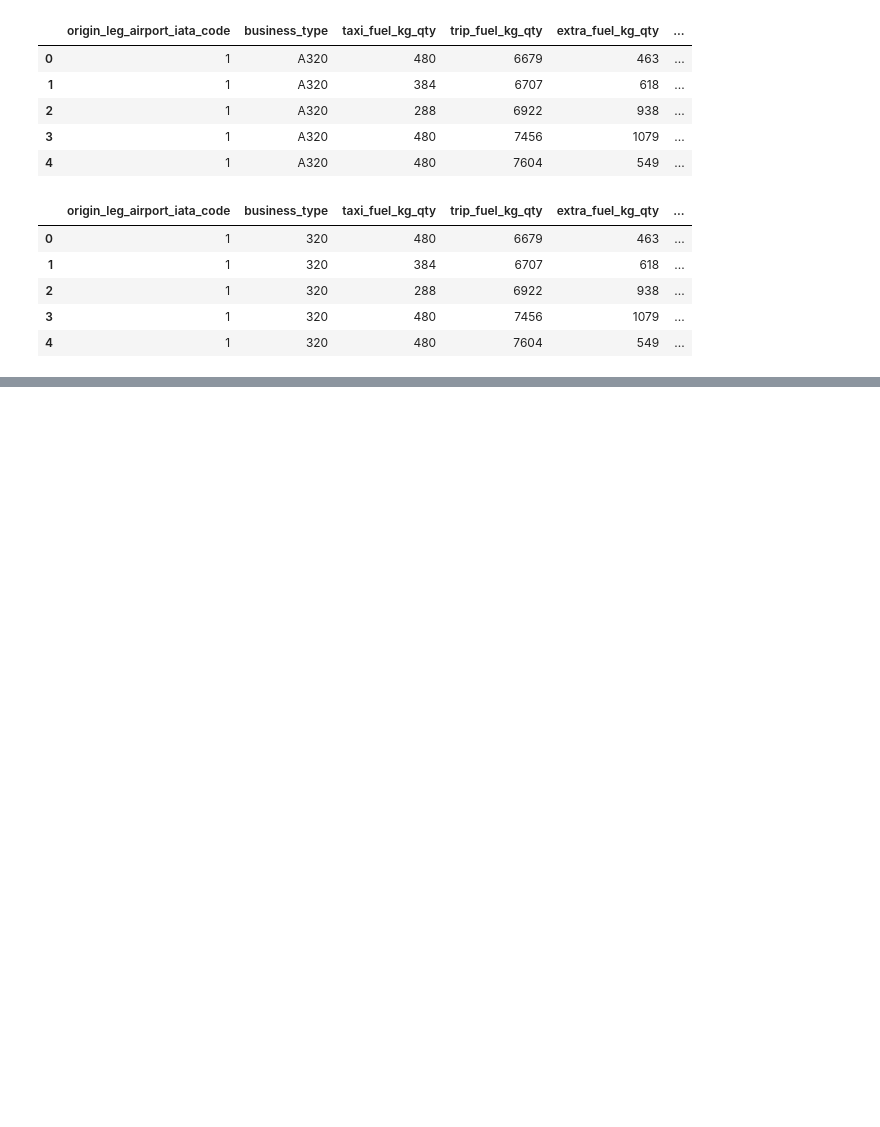
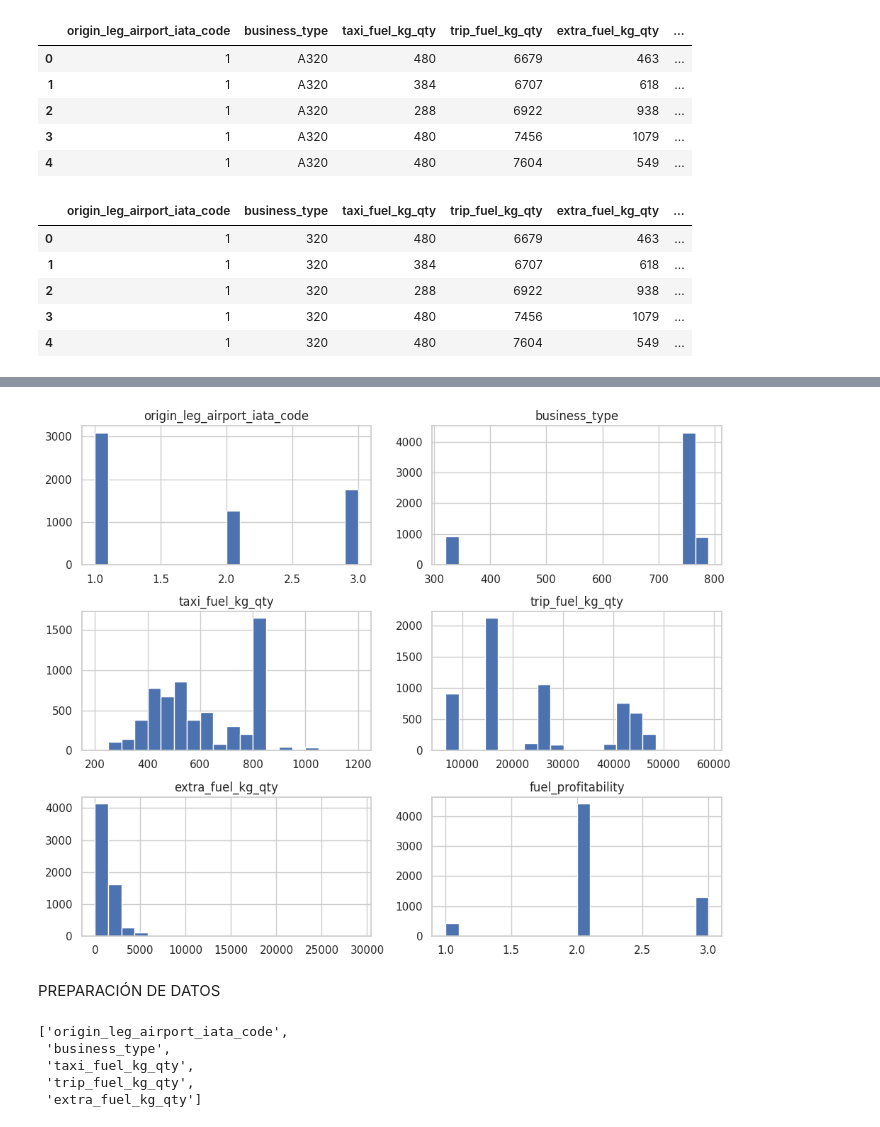
Before and after one commit to Felipepa9/MADSI, a Jupyter notebook: Seccion_2_Keras.ipynb, the cells around one changed output, grey strips where cells are left out. Cells and saved outputs as stored; diff of their text form; code cells hidden in the pictures; blank space fills up the shorter version.

```diff
--- a/Seccion_2_Keras.ipynb
+++ b/Seccion_2_Keras.ipynb
@@ -78,6 +79,8 @@ data.loc[data['origin_leg_airport_iata_code'] == 'BOG', 'origin_leg_airport_iata
 data.loc[data['origin_leg_airport_iata_code'] == 'LIM', 'origin_leg_airport_iata_code'] = 2
 data.loc[data['origin_leg_airport_iata_code'] == 'SCL', 'origin_leg_airport_iata_code'] = 3
 
+data['origin_leg_airport_iata_code'] = pd.to_numeric(data['origin_leg_airport_iata_code'], errors='coerce').astype('Int64')
+
 data.head()
 # %% [output]
 |  | origin_leg_airport_iata_code | destination_leg_airport_iata_code | business_type | taxi_fuel_kg_qty | trip_fuel_kg_qty | ... |
@@ -97,7 +100,9 @@ data.head()
 | 3 | 1 | A320 | 480 | 7456 | 1079 | ... |
 | 4 | 1 | A320 | 480 | 7604 | 549 | ... |
 # %%
-data['business_type'] = data['business_type'].str.replace('A', '').str.replace('B', '')
+data['business_type'] = data['business_type'].astype(str).str.replace('A', '', regex=False).str.replace('B', '', regex=False)
+data['business_type'] = pd.to_numeric(data['business_type'], errors='coerce').astype('Int64')
+
 data.head()
 # %% [output]
 |  | origin_leg_airport_iata_code | business_type | taxi_fuel_kg_qty | trip_fuel_kg_qty | extra_fuel_kg_qty | ... |
@@ -108,0 +144,17 @@ data.head()
+# %%
+data.hist(bins=20, figsize=(10, 8))
+plt.tight_layout()
+plt.show()
+# %% [output]
+[figure, added]
+# %% [markdown]
+PREPARACIÓN DE DATOS
+# %%
+feature_names = data.columns[:5].tolist()
+feature_names
+# %% [output]
+['origin_leg_airport_iata_code',
+ 'business_type',
+ 'taxi_fuel_kg_qty',
+ 'trip_fuel_kg_qty',
+ 'extra_fuel_kg_qty']
```
Also changed, not shown: parts of 5 cells of this notebook.
